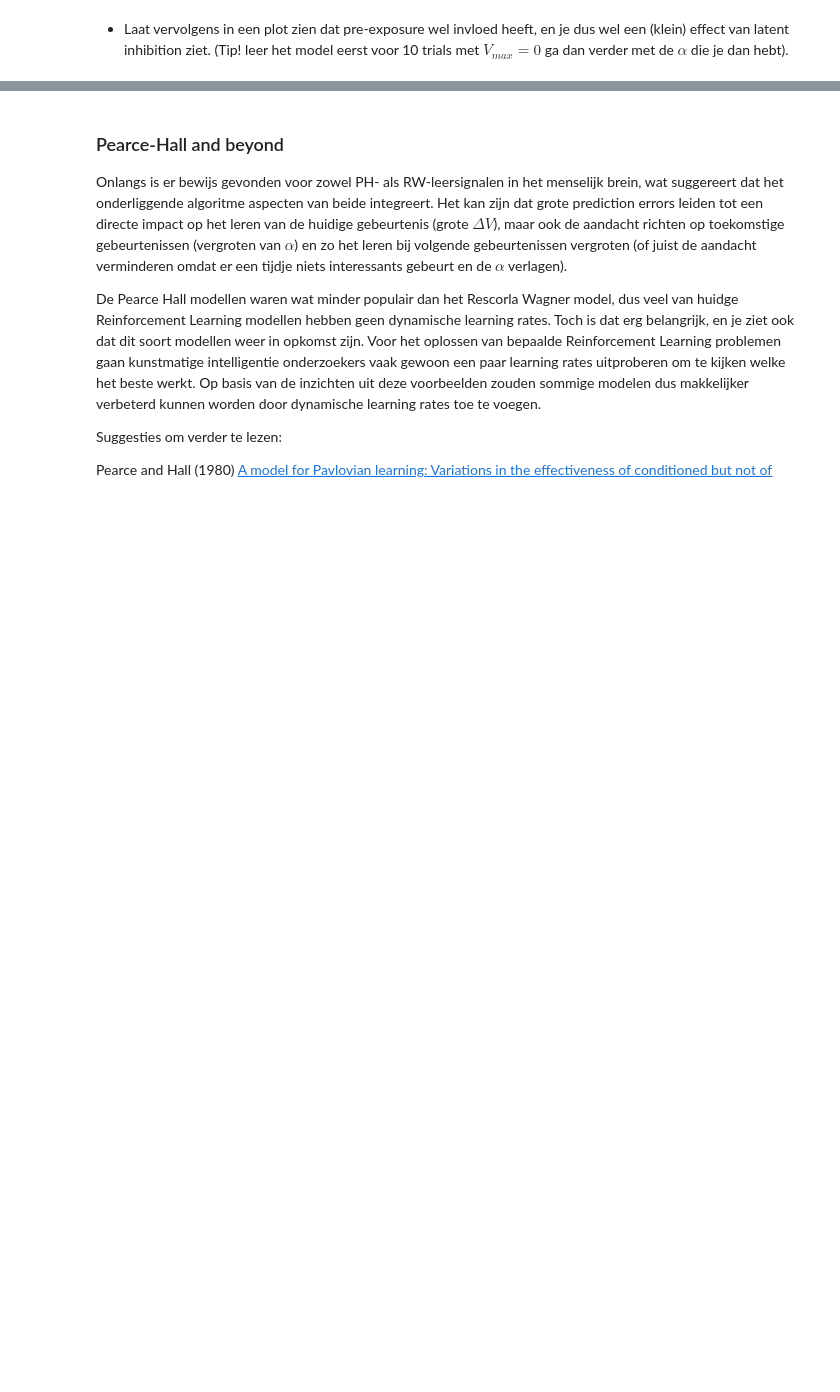
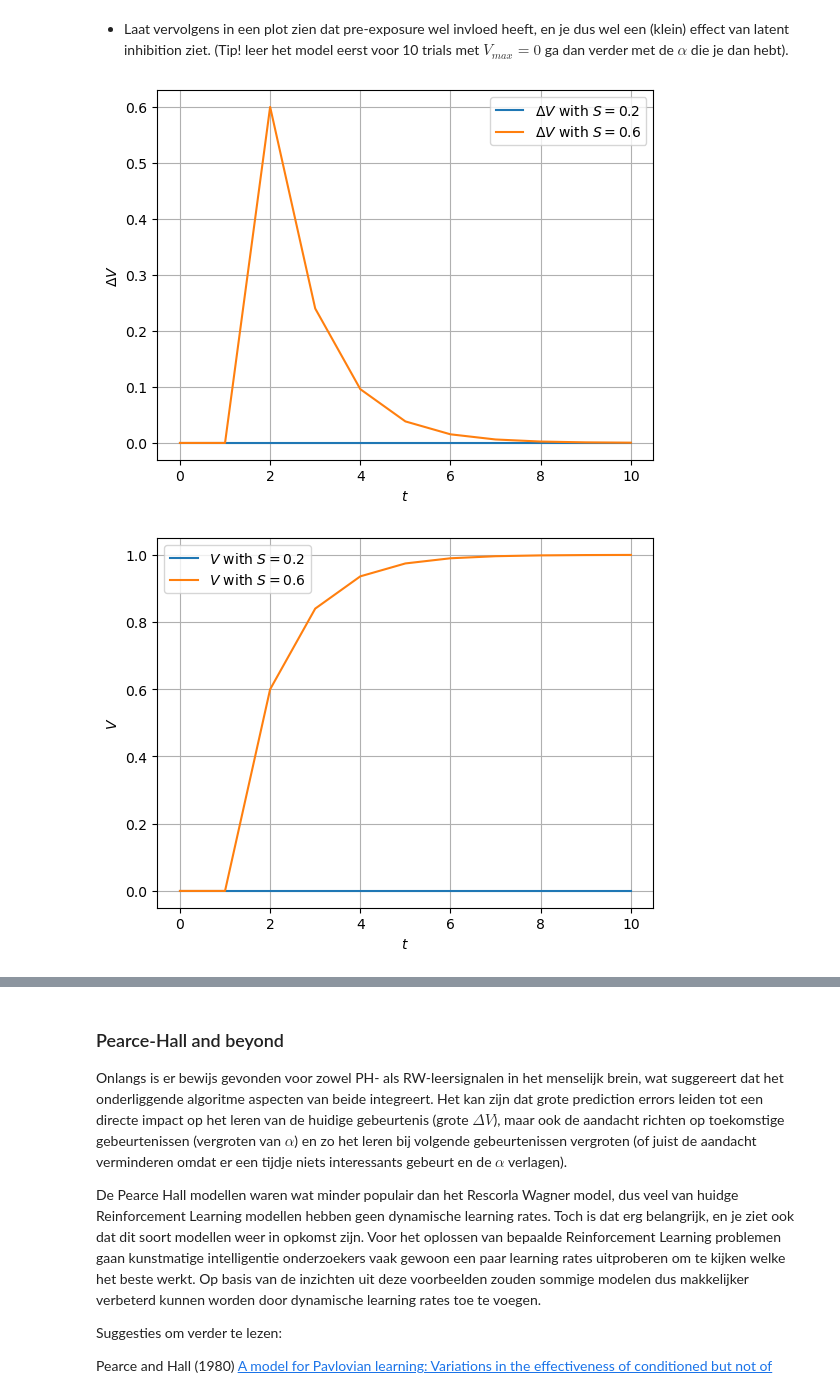
Before and after one commit to Knoerdin/huiswerk_gijs_nordin, a Jupyter notebook: Assignment 1/Assignment_1.ipynb, the cells around one changed output, grey strips where cells are left out. Drawn from its saved outputs; the diff is of its cells as text; code cells hidden in the pictures; blank space fills up the shorter version.

```diff
--- a/Assignment 1/Assignment_1.ipynb
+++ b/Assignment 1/Assignment_1.ipynb
@@ -462,0 +461,11 @@ plot_trials(r"$t$", r"$\alpha$", [r"$Alpha$ with $S=0.2$", r"$Alpha$ with $S=0.6
+# %%
+# TO DO plot
+delta_V, V, alphas = pearce_hall(S=0.6, alpha=0.7, v_start=0, v_max=0, trials=10)
+delta_V2, V2, alphas2 = pearce_hall(S=0.6, alpha=alphas[-1], v_start=0, v_max=1, trials=10)
+
+plot_trials(r"$t$", r"$\Delta V$", [r"$\Delta V$ with $S=0.2$", r"$\Delta V$ with $S=0.6$"], delta_V, delta_V2)
+plot_trials(r"$t$", r"$V$", [r"$V$ with $S=0.2$", r"$V$ with $S=0.6$"], V, V2)
+plot_trials(r"$t$", r"$\alpha$", [r"$Alpha$ with $S=0.2$", r"$Alpha$ with $S=0.6$"], alphas, alphas2)
+# %% [output]
+[figure, added]
+[figure, added]
```
Also changed, not shown: parts of 2 cells of this notebook.
